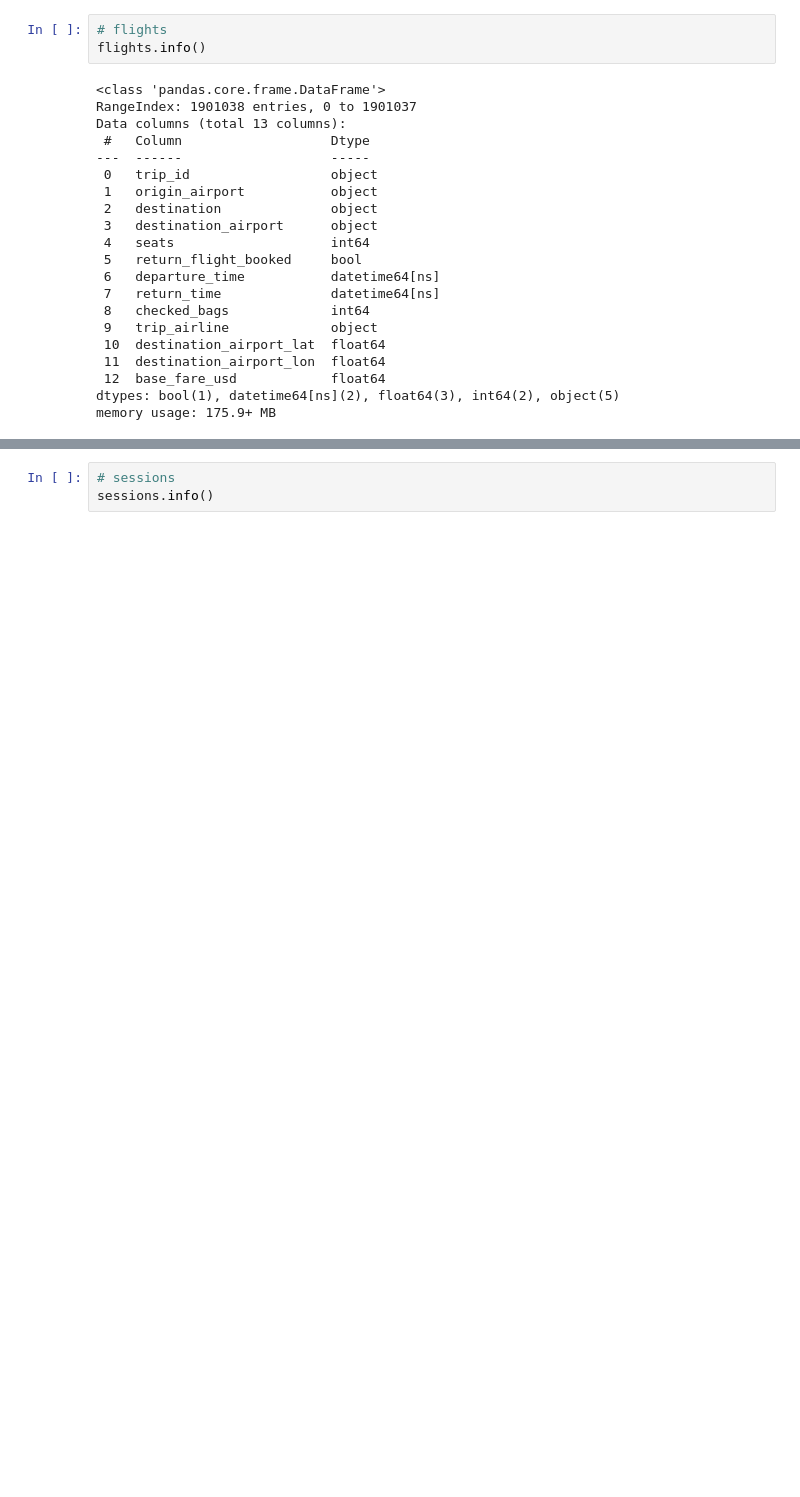
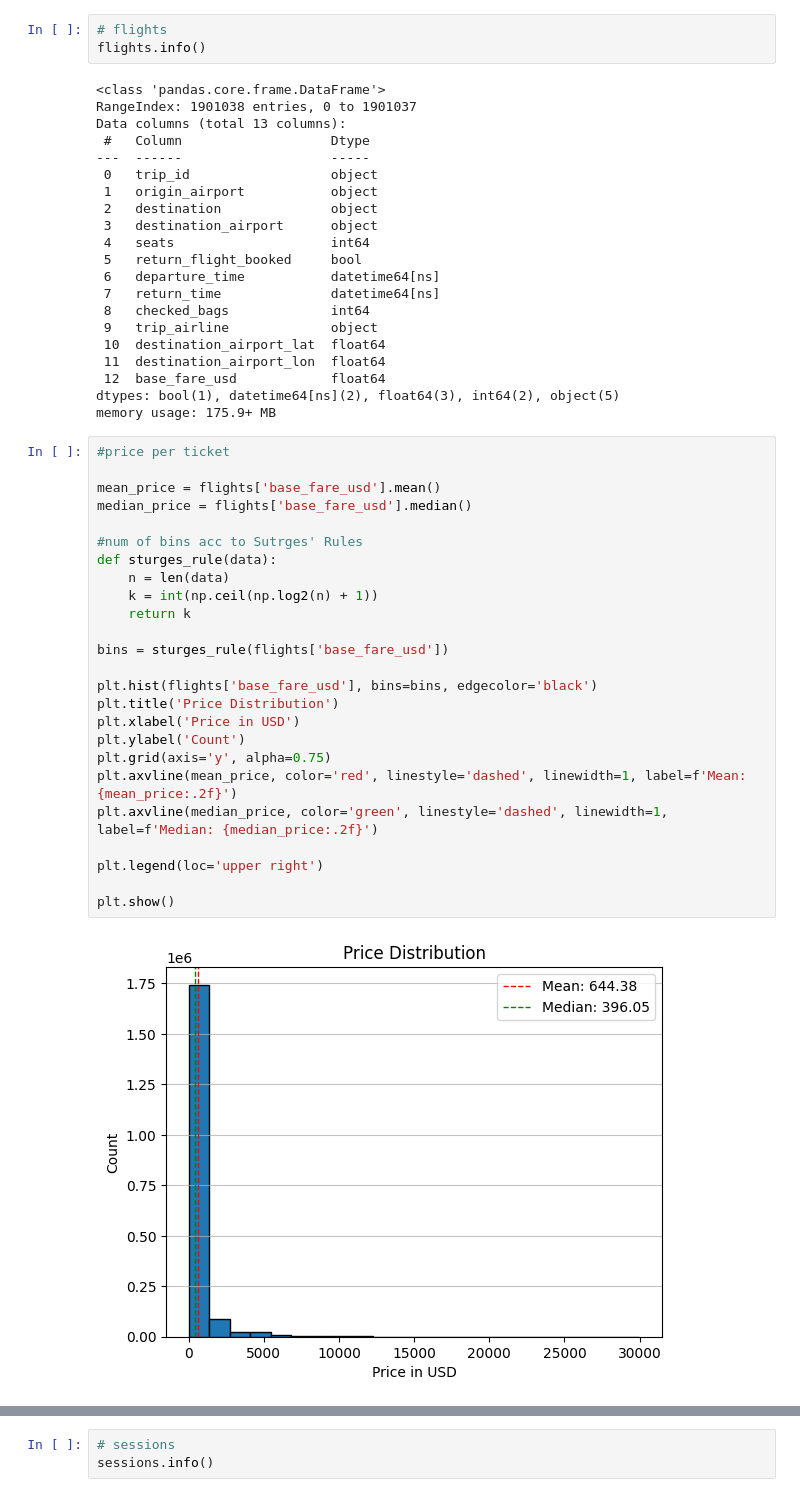
Before and after one commit to lanafrenzel/TravelTide, a Jupyter notebook: src/TravelTide_Loyalty_Program.ipynb, the cells around one changed output, grey strips where cells are left out. Cells and saved outputs as stored; diff of their text form; blank space fills up the shorter version.

```diff
--- a/src/TravelTide_Loyalty_Program.ipynb
+++ b/src/TravelTide_Loyalty_Program.ipynb
@@ -140,3 +245,30 @@ Data columns (total 13 columns):
  12  base_fare_usd            float64
 dtypes: bool(1), datetime64[ns](2), float64(3), int64(2), object(5)
 memory usage: 175.9+ MB
+# %%
+#price per ticket
+
+mean_price = flights['base_fare_usd'].mean()
+median_price = flights['base_fare_usd'].median()
+
+#num of bins acc to Sutrges' Rules
+def sturges_rule(data):
+    n = len(data)
+    k = int(np.ceil(np.log2(n) + 1))
+    return k
+
+bins = sturges_rule(flights['base_fare_usd'])
+
+plt.hist(flights['base_fare_usd'], bins=bins, edgecolor='black')
+plt.title('Price Distribution')
+plt.xlabel('Price in USD')
+plt.ylabel('Count')
+plt.grid(axis='y', alpha=0.75)
+plt.axvline(mean_price, color='red', linestyle='dashed', linewidth=1, label=f'Mean: {mean_price:.2f}')
+plt.axvline(median_price, color='green', linestyle='dashed', linewidth=1, label=f'Median: {median_price:.2f}')
+
+plt.legend(loc='upper right')
+
+plt.show()
+# %% [output]
+[figure, added]
```
Also changed, not shown: parts of 29 cells of this notebook, 2 other files.
